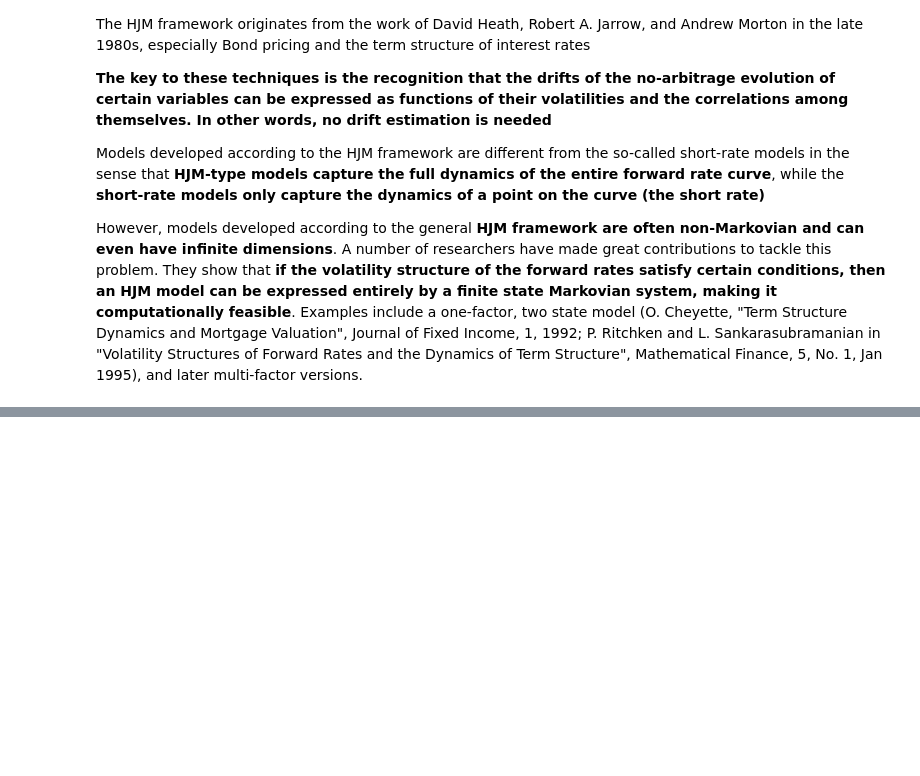
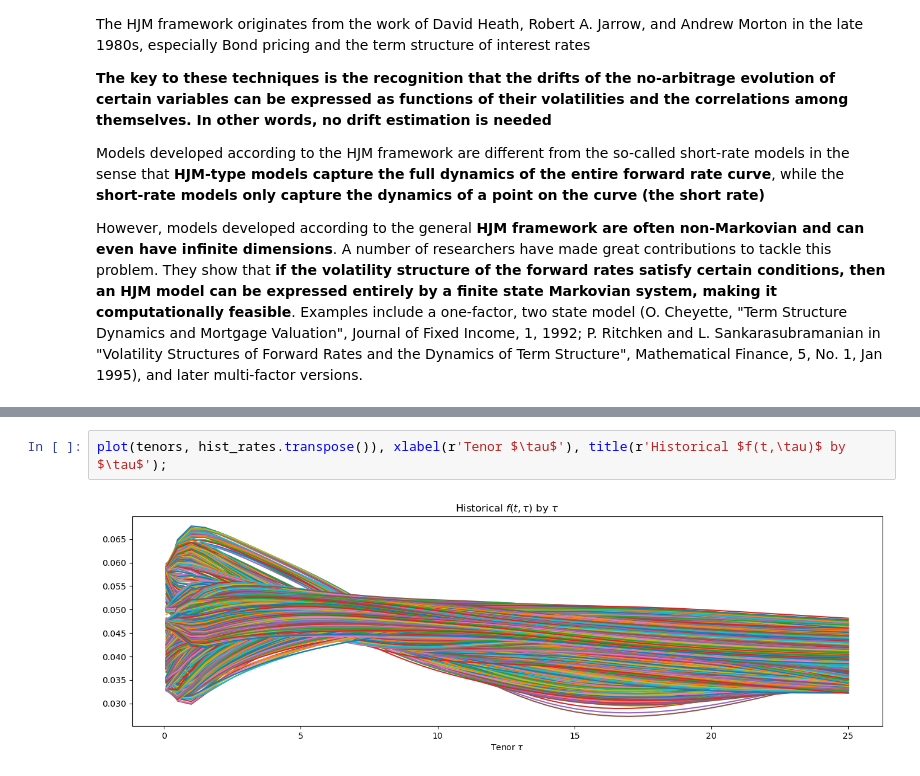
Before and after one commit to sigirisetti/jupyter_notebooks, a Jupyter notebook: fe/calibrations/short_rate/hjm.ipynb, the cells around one changed output, grey strips where cells are left out. Saved outputs shown, nothing was run; the diff lists cells and outputs as text; blank space fills up the shorter version.

```diff
--- a/fe/calibrations/short_rate/hjm.ipynb
+++ b/fe/calibrations/short_rate/hjm.ipynb
@@ -12,0 +55,4 @@ However, models developed according to the general **HJM framework are often non
+# %%
+plot(tenors, hist_rates.transpose()), xlabel(r'Tenor $\tau$'), title(r'Historical $f(t,\tau)$ by $\tau$');
+# %% [output]
+[figure, added]
```
Also changed, not shown: parts of 23 cells of this notebook, 1 other file.
